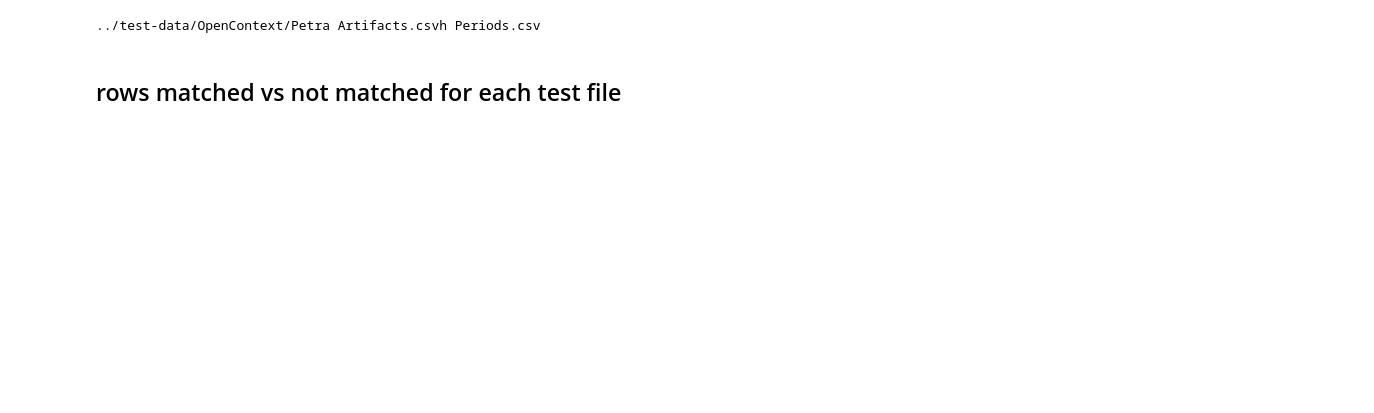
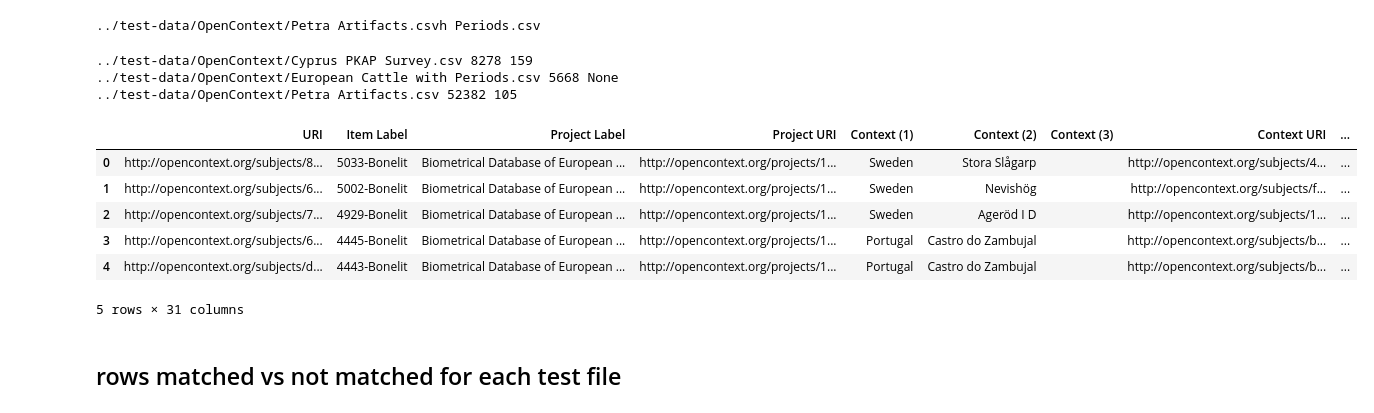
Before and after one commit to periodo/periodo-reconciler-py, a Jupyter notebook: notebooks/CSV_analysis.ipynb, the cells around one changed output. Saved outputs shown, nothing was run; the diff lists cells and outputs as text; code cells hidden in the pictures; blank space fills up the shorter version.

```diff
--- a/notebooks/CSV_analysis.ipynb
+++ b/notebooks/CSV_analysis.ipynb
@@ -135,6 +138,27 @@ for file in OPENCONTEXT_TEST_FILES:
     matching_results[csv_path] = df # df.match_num.value_counts()
 # %% [output]
 ../test-data/OpenContext/Petra Artifacts.csvh Periods.csv
+# %%
+from itertools import islice
+
+for (csv_path, df) in islice(matching_results.items(),None):
+    print (csv_path, df.match_num.value_counts().get(0), df.match_num.value_counts().get(1))
+# %% [output]
+../test-data/OpenContext/Cyprus PKAP Survey.csv 8278 159
+../test-data/OpenContext/European Cattle with Periods.csv 5668 None
+../test-data/OpenContext/Petra Artifacts.csv 52382 105
+# %%
+df = matching_results[OPENCONTEXT_TEST_FILES[1]['csv_path']]
+
+df.head()
+# %% [output]
+|  | URI | Item Label | Project Label | Project URI | Context (1) | Context (2) | Context (3) | Context URI | ... |
+| 0 | http://opencontext.org/subjects/8... | 5033-Bonelit | Biometrical Database of European ... | http://opencontext.org/projects/1... | Sweden | Stora Slågarp |  | http://opencontext.org/subjects/4... | ... |
+| 1 | http://opencontext.org/subjects/6... | 5002-Bonelit | Biometrical Database of European ... | http://opencontext.org/projects/1... | Sweden | Nevishög |  | http://opencontext.org/subjects/f... | ... |
+| 2 | http://opencontext.org/subjects/7... | 4929-Bonelit | Biometrical Database of European ... | http://opencontext.org/projects/1... | Sweden | Ageröd I D |  | http://opencontext.org/subjects/1... | ... |
+| 3 | http://opencontext.org/subjects/6... | 4445-Bonelit | Biometrical Database of European ... | http://opencontext.org/projects/1... | Portugal | Castro do Zambujal |  | http://opencontext.org/subjects/b... | ... |
+| 4 | http://opencontext.org/subjects/d... | 4443-Bonelit | Biometrical Database of European ... | http://opencontext.org/projects/1... | Portugal | Castro do Zambujal |  | http://opencontext.org/subjects/b... | ... |
+5 rows × 31 columns
 # %% [markdown]
 ## rows matched vs not matched for each test file
 # %%
```
Also changed, not shown: parts of 13 cells of this notebook, 5 other files.
